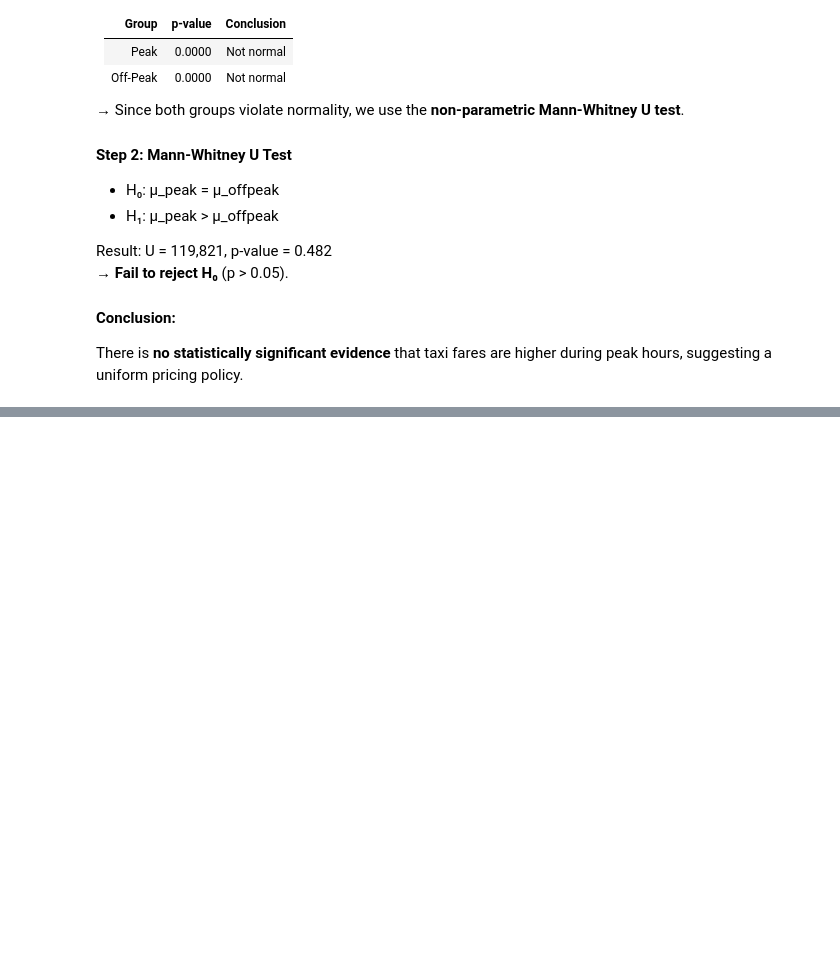
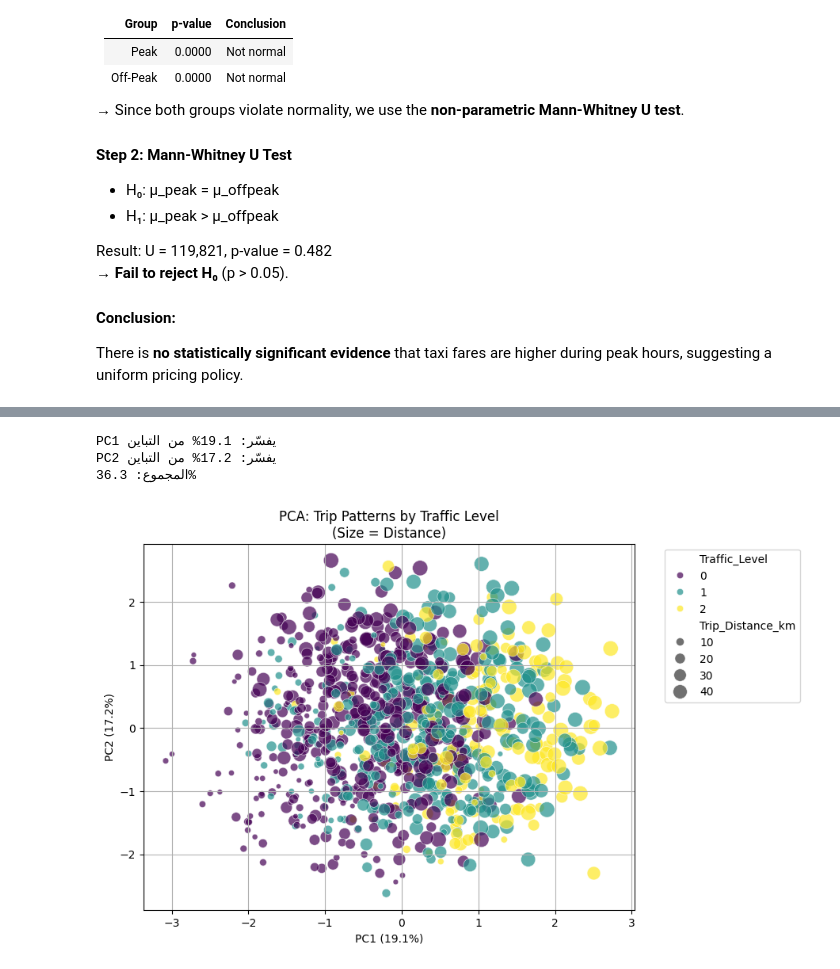
Before and after one commit to zeyad-mohvme-d/Taxi-Fare-Trip-Duration-Analytics, a Jupyter notebook: Notebook/Analysis.ipynb, the cells around one changed output, grey strips where cells are left out. Drawn from its saved outputs; the diff is of its cells as text; code cells hidden in the pictures; blank space fills up the shorter version.

```diff
--- a/Notebook/Analysis.ipynb
+++ b/Notebook/Analysis.ipynb
@@ -774,0 +831,3 @@ There is **no statistically significant evidence** that taxi fares are higher du
+# %%
+indeces = selected_data.index
+len(indeces)
@@ -774,0 +836,4 @@ There is **no statistically significant evidence** that taxi fares are higher du
+# %%
+scaler = StandardScaler()
+scaled_selected_data = scaler.fit_transform(selected_data)
+X_scaled_df = pd.DataFrame(scaled_selected_data, columns=selected_data.columns, index=indeces)
@@ -774,0 +856,38 @@ There is **no statistically significant evidence** that taxi fares are higher du
+# %%
+from sklearn.decomposition import PCA
+
+pca = PCA(n_components=2)
+X_pca = pca.fit_transform(X_scaled_df)
+# %%
+print(f"PC1 يفسّر: {pca.explained_variance_ratio_[0]:.1%} من التباين")
+print(f"PC2 يفسّر: {pca.explained_variance_ratio_[1]:.1%} من التباين")
+print(f"المجموع: {pca.explained_variance_ratio_[:2].sum():.1%}")
+# %% [output]
+PC1 يفسّر: 19.1% من التباين
+PC2 يفسّر: 17.2% من التباين
+المجموع: 36.3%
+# %%
+# أضف المتغيرات الفئوية من الداتا الأصلية
+pca_df = pd.DataFrame(X_pca, columns=['PC1', 'PC2'], index=indeces)
+pca_df['Is_Peak'] = data.loc[indeces, 'Is_Peak']  # 1 = Peak, 0 = Off-Peak
+pca_df['Traffic_Level'] = data.loc[indeces, 'Traffic_Level']
+pca_df['Trip_Distance_km'] = data.loc[indeces, 'Trip_Distance_km']
+# %%
+plt.figure(figsize=(8, 6))
+sns.scatterplot(
+    data=pca_df,
+    x='PC1', y='PC2',
+    hue='Traffic_Level',        # ← غيرها
+    size='Trip_Distance_km',    # ← أضفها
+    palette='viridis',
+    alpha=0.7,
+    sizes=(20, 200)
+)
+plt.title('PCA: Trip Patterns by Traffic Level\n(Size = Distance)')
+plt.xlabel(f'PC1 ({pca.explained_variance_ratio_[0]:.1%})')
+plt.ylabel(f'PC2 ({pca.explained_variance_ratio_[1]:.1%})')
+plt.legend(bbox_to_anchor=(1.05, 1))
+plt.grid(True)
+plt.show()
+# %% [output]
+[figure, added]
```
Also changed, not shown: parts of 7 cells of this notebook.
